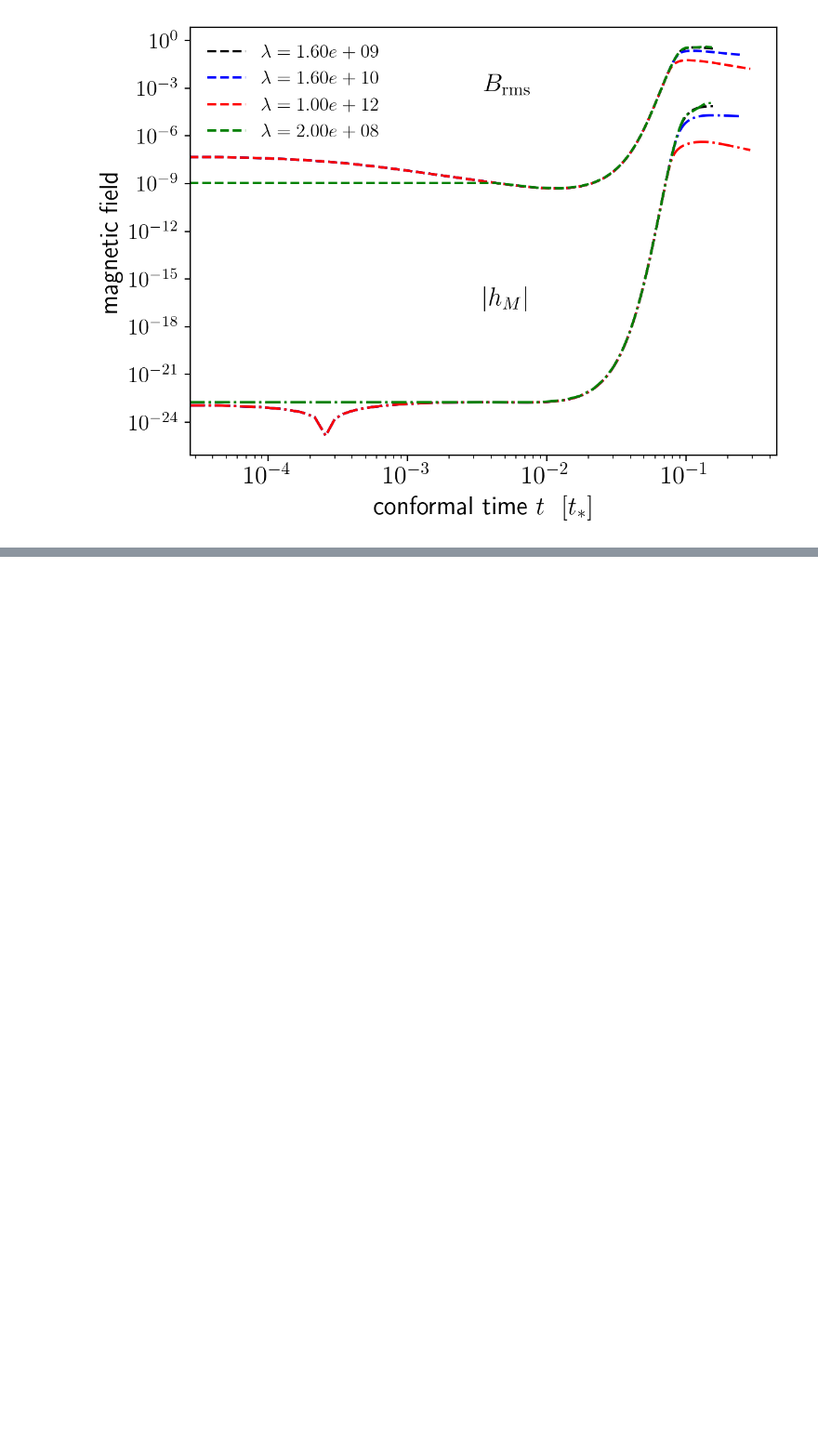
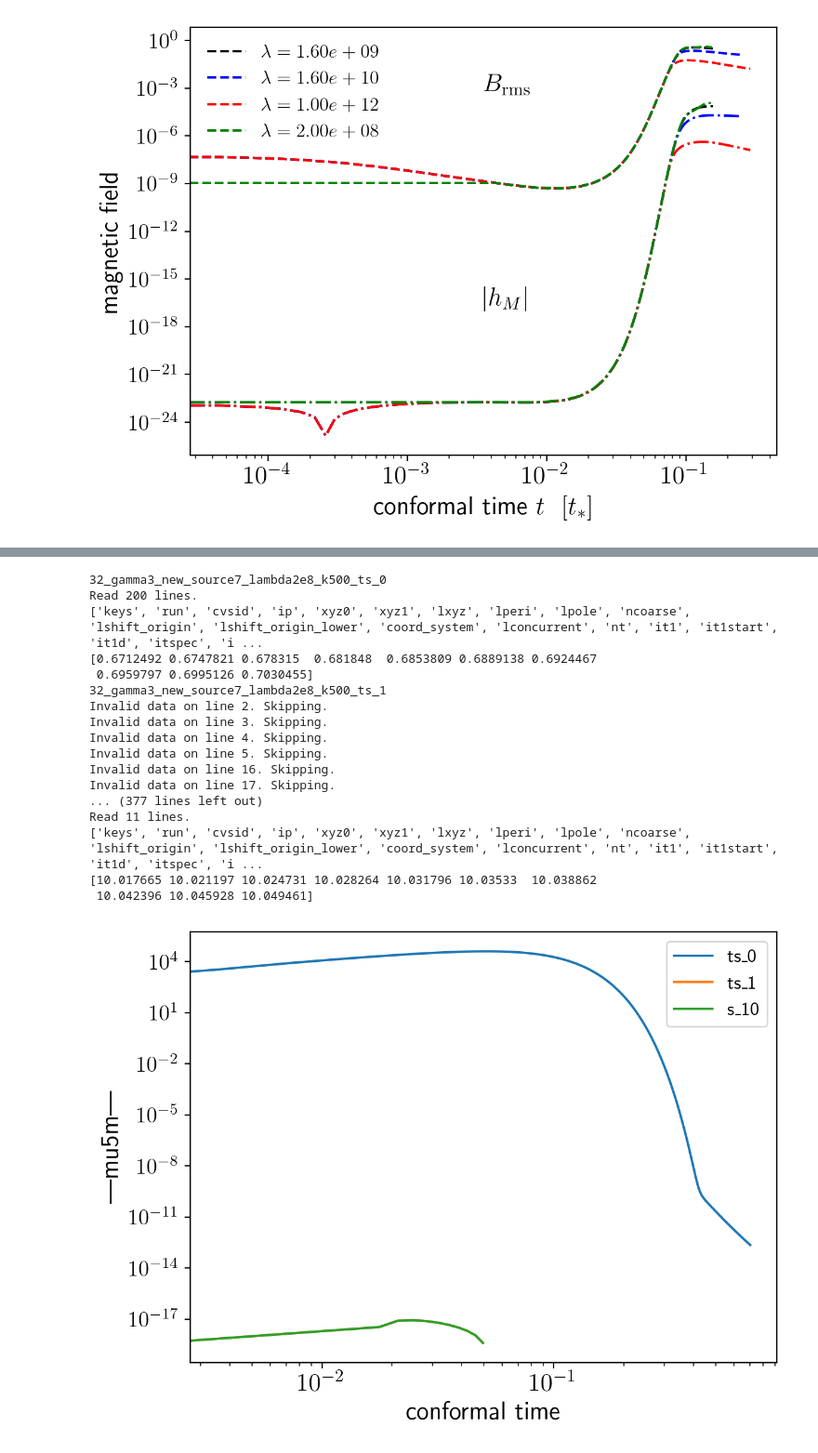
Before and after one commit to shturman99/CME, a Jupyter notebook: CME_pipeline_notebook.ipynb, the cells around one changed output, grey strips where cells are left out. Shown at 93% size. Saved outputs shown, nothing was run; the diff lists cells and outputs as text; code cells hidden in the pictures; blank space fills up the shorter version.

```diff
--- a/CME_pipeline_notebook.ipynb
+++ b/CME_pipeline_notebook.ipynb
@@ -238,0 +341,36 @@ export_for_slides(fig, out_base)
+# %%
+for sim in sims:
+    if sim.name.startswith("32"):
+        print(sim.name)
+        par1 = pc.read.param(datadir=sim.datadir, param1=True)
+        par2 = pc.read.param(datadir=sim.datadir, param2=True)
+        ts = pc.read.ts(datadir=sim.datadir)
+        t = np.asarray(ts.t) - cfg.t_offset
+        mu5m = np.asarray(ts.mu5m)
+        print(par2.keys)
+        print(ts.t[-10:])
+        plt.loglog(t - par1.tstart, np.abs(mu5m), label=sim.name[-4:])
+plt.xlabel("conformal time")
+plt.ylabel("|mu5m|")
+plt.legend()
+plt.tight_layout()
+plt.show()
+# %% [output]
+32_gamma3_new_source7_lambda2e8_k500_ts_0
+Read 200 lines.
+['keys', 'run', 'cvsid', 'ip', 'xyz0', 'xyz1', 'lxyz', 'lperi', 'lpole', 'ncoarse', 'lshift_origin', 'lshift_origin_lower', 'coord_system', 'lconcurrent', 'nt', 'it1', 'it1start', 'it1d', 'itspec', 'i ...
+[0.6712492 0.6747821 0.678315  0.681848  0.6853809 0.6889138 0.6924467
+ 0.6959797 0.6995126 0.7030455]
+32_gamma3_new_source7_lambda2e8_k500_ts_1
+Invalid data on line 2. Skipping.
+Invalid data on line 3. Skipping.
+Invalid data on line 4. Skipping.
+Invalid data on line 5. Skipping.
+Invalid data on line 16. Skipping.
+Invalid data on line 17. Skipping.
+... (377 lines left out)
+Read 11 lines.
+['keys', 'run', 'cvsid', 'ip', 'xyz0', 'xyz1', 'lxyz', 'lperi', 'lpole', 'ncoarse', 'lshift_origin', 'lshift_origin_lower', 'coord_system', 'lconcurrent', 'nt', 'it1', 'it1start', 'it1d', 'itspec', 'i ...
+[10.017665 10.021197 10.024731 10.028264 10.031796 10.03533  10.038862
+ 10.042396 10.045928 10.049461]
+[figure, added]
```
Also changed, not shown: parts of 7 cells of this notebook.
